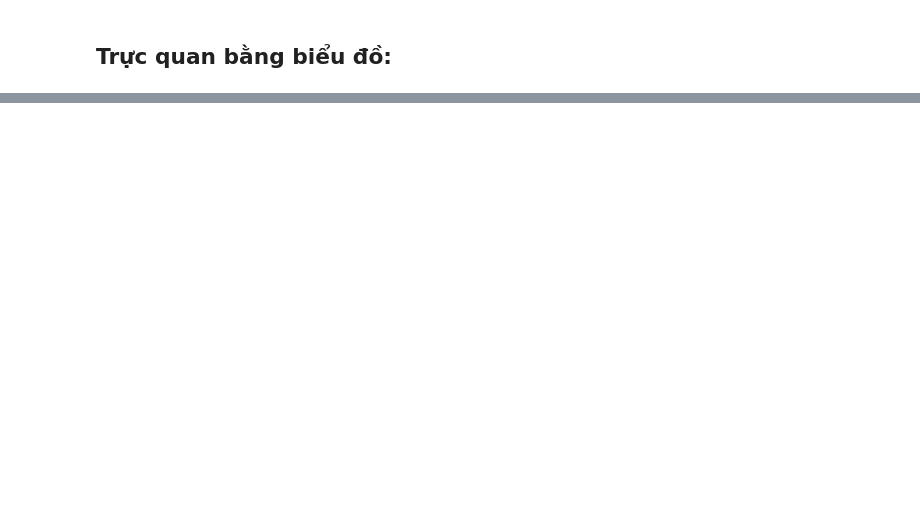
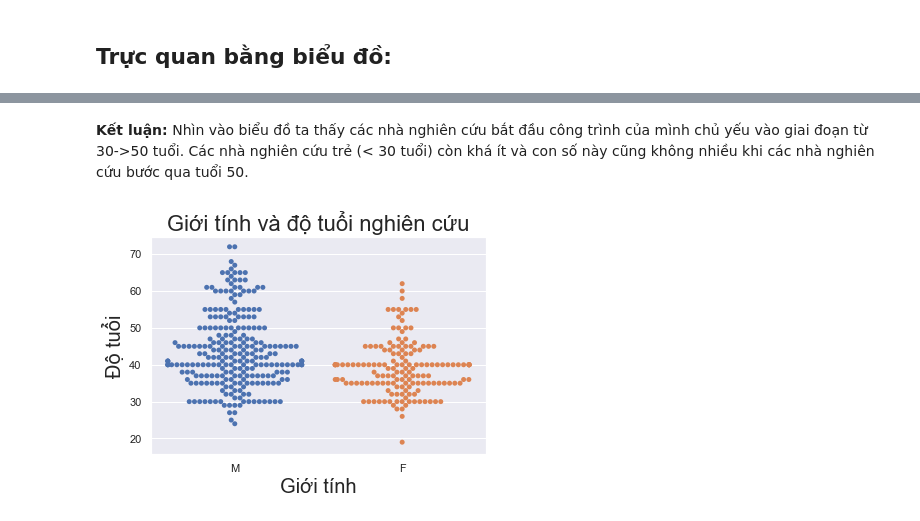
Before and after one commit to bason1999qn/Final_Data_Visualization, a Jupyter notebook: Final_DV.ipynb, the cells around one changed output, grey strips where cells are left out. Cells and saved outputs as stored; diff of their text form; code cells hidden in the pictures; blank space fills up the shorter version.

```diff
--- a/Final_DV.ipynb
+++ b/Final_DV.ipynb
@@ -121,0 +232,2 @@ Dữ liệu bị thiếu.
+# %% [markdown]
+**Kết luận:** Nhìn vào biểu đồ ta thấy các nhà nghiên cứu bắt đầu công trình của mình chủ yếu vào giai đoạn từ 30->50 tuổi. Các nhà nghiên cứu trẻ (< 30 tuổi) còn khá ít và con số này cũng không nhiều khi các nhà nghiên cứu bước qua tuổi 50.
@@ -121,0 +239,10 @@ Dữ liệu bị thiếu.
+# %%
+
+b = sns.swarmplot(x=df['sex'],y=df['age'])
+b.axes.set_title('Giới tính và độ tuổi nghiên cứu', fontsize = 22)
+b.set_xlabel('Giới tính', fontsize = 20)
+b.set_ylabel('Độ tuổi', fontsize = 20)
+plt.savefig("pic2_2.png")
+plt.show()
+# %% [output]
+[figure, added]
```
Also changed, not shown: parts of 46 cells of this notebook.
